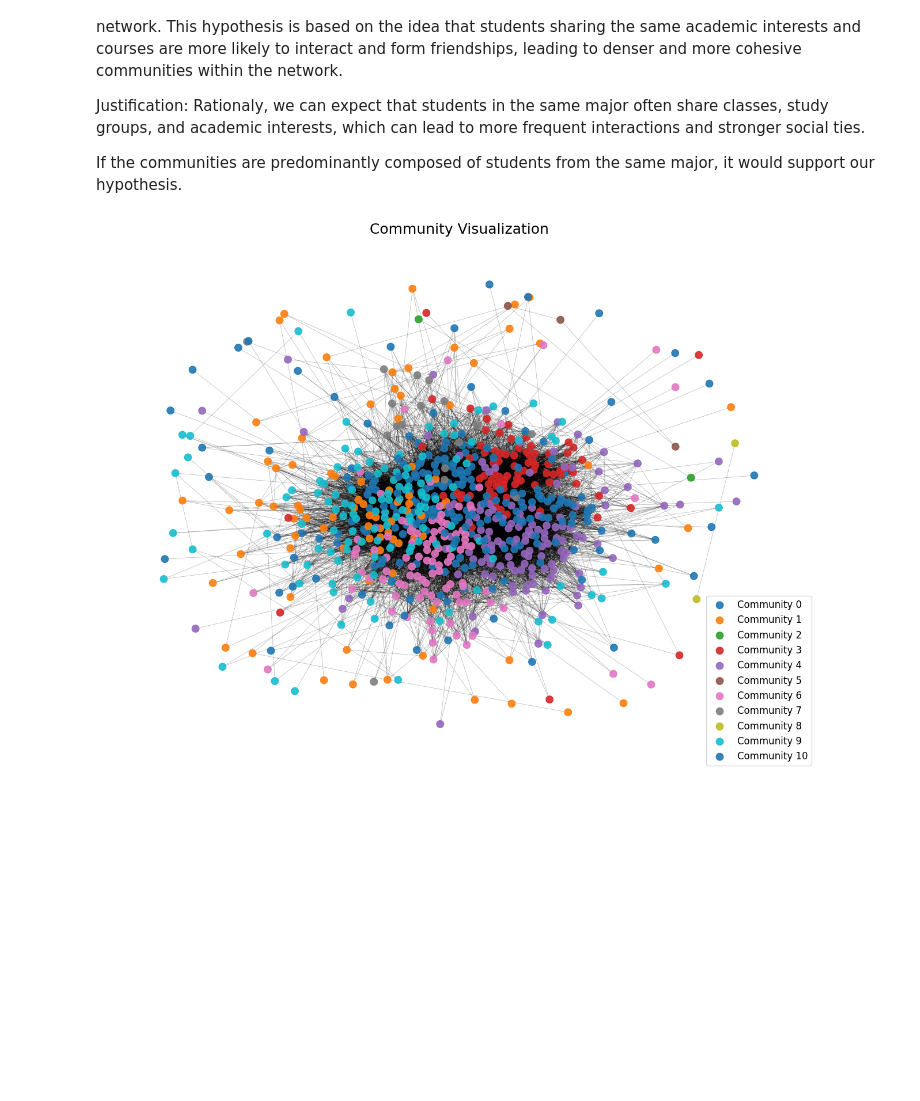
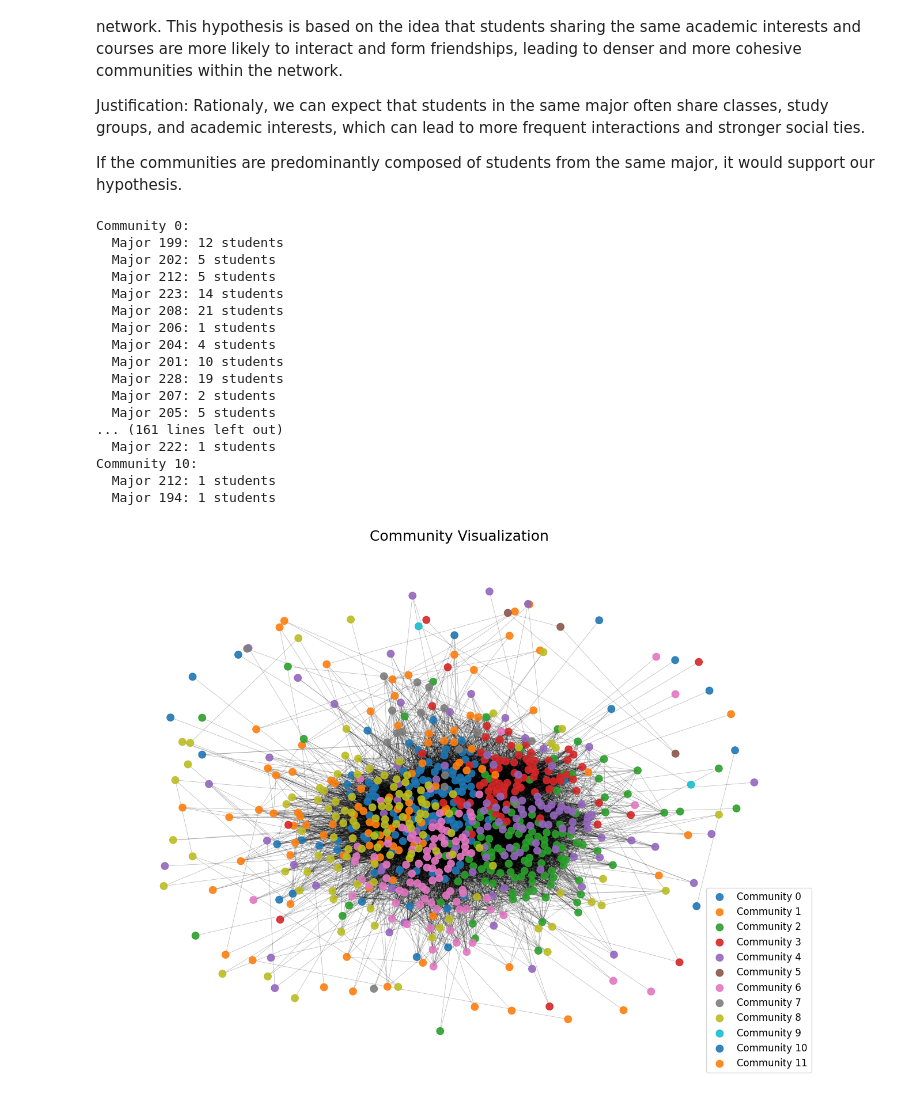
Before and after one commit to Hugo-NGN/Network-Analysis, a Jupyter notebook: Network_project.ipynb, the cells around one changed output. Cells and saved outputs as stored; diff of their text form; code cells hidden in the pictures; blank space fills up the shorter version.

```diff
--- a/Network_project.ipynb
+++ b/Network_project.ipynb
@@ -435,0 +437,22 @@ for gml_file in tqdm(files, desc="Processing GML files"):
+# %%
+attributes = ["dorm", "major_index", "gender"]
+fractions = [0.1, 0.2, 0.3]
+
+files = [f for f in os.listdir(data) if f.endswith(".gml")][:10]
+
+for gml_file in tqdm(files, desc="Processing GML files"):
+    graph_path = os.path.join(data, gml_file)
+    graph = nx.read_gml(graph_path)
+
+    for attribute in attributes:
+        if nx.get_node_attributes(graph, attribute):
+            results = evaluate_label_propagation(graph, attribute, fractions)
+            print(f"Results for {gml_file} - {attribute}:")
+
+            for fraction in fractions:
+                if results[fraction]["accuracy"]:
+                    accuracy = np.mean(results[fraction]["accuracy"])
+                    mae = np.mean(results[fraction]["mae"])
+                    print(f"  Fraction: {fraction} - Accuracy: {accuracy:.4f} - MAE: {mae:.4f}")
+                else:
+                    print(f"  Fraction: {fraction} - No valid results")
@@ -476,21 +545,56 @@ def plot_communities(graph, partition, attribute):
     plt.legend(scatterpoints=1, loc="best", fontsize=12)
     plt.axis("off")
     plt.show()
+
+def load_graph(file_path):
+    return nx.read_gml(file_path)
+
+def detect_communities(graph):
+    partition = community.best_partition(graph)
+    return partition
+
+def analyze_communities(graph, partition, attribute):
+    attribute_dict = nx.get_node_attributes(graph, attribute)
+    community_major_counts = defaultdict(lambda: defaultdict(int))
+
+    for node, community_id in partition.items():
+        if node in attribute_dict:
+            major = attribute_dict[node]
+            community_major_counts[community_id][major] += 1
+
+    return community_major_counts
 # %%
 network_file = "Caltech36.gml"
-attribute = "major"
+attribute = "major_index"
 
-graph_path = os.path.join(data_dir, network_file)
+graph_path = os.path.join(data, network_file)
 graph = load_graph(graph_path)
 
 partition = detect_communities(graph)
 
 community_major_counts = analyze_communities(graph, partition, attribute)
 for community_id, major_counts in community_major_counts.items():
     print(f"Community {community_id}:")
     for major, count in major_counts.items():
         print(f"  Major {major}: {count} students")
 
 plot_communities(graph, partition, attribute)
 # %% [output]
+Community 0:
+  Major 199: 12 students
+  Major 202: 5 students
+  Major 212: 5 students
+  Major 223: 14 students
+  Major 208: 21 students
+  Major 206: 1 students
+  Major 204: 4 students
+  Major 201: 10 students
+  Major 228: 19 students
+  Major 207: 2 students
+  Major 205: 5 students
+... (161 lines left out)
+  Major 222: 1 students
+Community 10:
+  Major 212: 1 students
+  Major 194: 1 students
-[figure, old version]
+[figure, new version]
```
Also changed, not shown: parts of 12 cells of this notebook.
